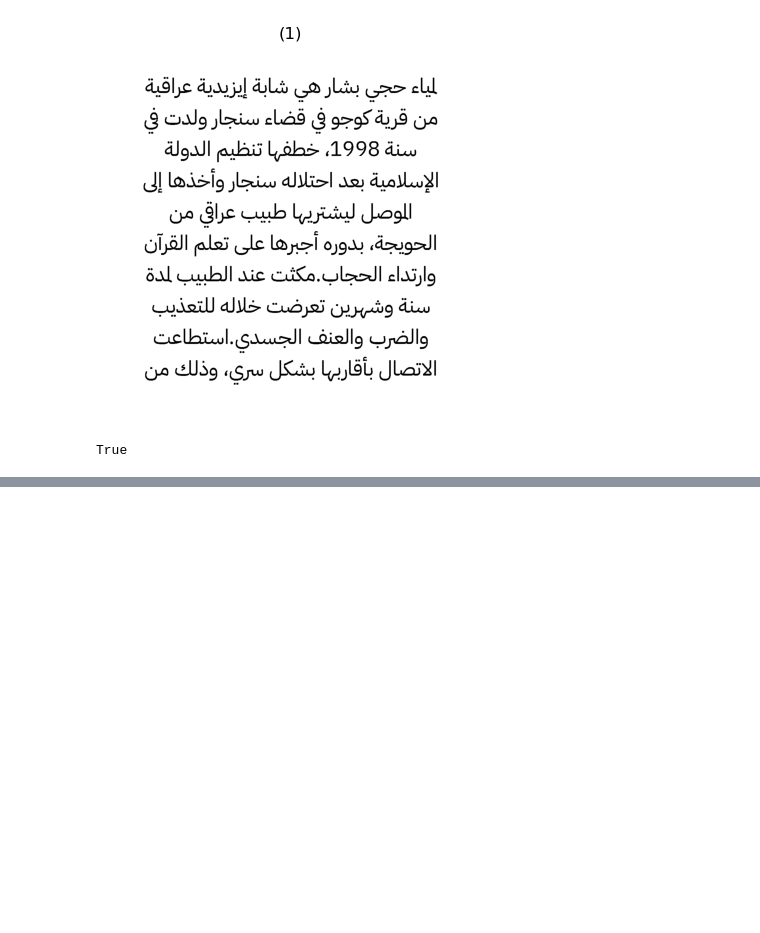
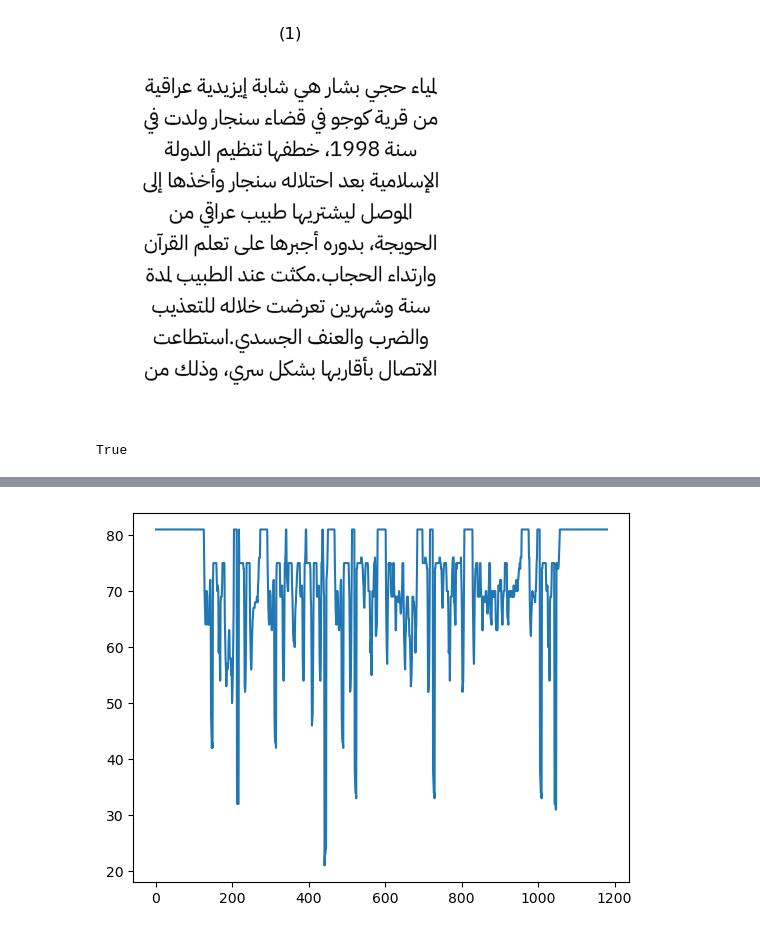
Before and after one commit to AbdoWise-z/Arabic-Font-Type-Detector, a Jupyter notebook: steps.ipynb, the cells around one changed output, grey strips where cells are left out. Cells and saved outputs as stored; diff of their text form; code cells hidden in the pictures; blank space fills up the shorter version.

```diff
--- a/steps.ipynb
+++ b/steps.ipynb
@@ -209,0 +275,98 @@ Found: 7 Gaps
+# %%
+# now to generate the separation regions ..
+from scipy import stats
+from collections import Counter
+
+def find_cut_points(image , line , words , maxTransitionsLine , temp=None , show=True):
+    line_img = image[line[0]:line[1] , :]
+    kernal = kernel = np.ones((2, 2), np.uint8)
+    opened_img = cv2.morphologyEx(line_img, cv2.MORPH_OPEN, kernel)
+
+    VP = np.sum(line_img, axis=0)
+    if show:
+        show_hist(VP)
+
+    vertical_projection = np.sum(line_img[:, words[0][0]:words[-1][1]], axis=0)
+    mods                = Counter(vertical_projection)
+    baselines_width     = mods.most_common(1)[0][0]
+    line_height = line[1] - line[0]
+    print(f"Baseline width: {baselines_width}")
+
+    totalSRs = []
+    for word in words:
+        i = 0
+        f = 0
+        end_index = -1
+        SRs = []
+        for i in range(word[0] , word[1]):
+            sr = None
+            if line_img[maxTransitionsLine , i] != 0 and f == 0:
+                f = 1
+                end_index = i
+            if line_img[maxTransitionsLine , i] == 0 and f == 1:
+                start_index = i
+                mid = (start_index + end_index) // 2
+                f = 0
+                if (start_index - end_index) / (word[1] - word[0]) < 0.01:
+                    continue
+
+                for k in range(end_index, start_index - 1):
+                    if (VP[k] == line_height):
+                        sr = (end_index , start_index , k)
+                        break
+                if sr != None:
+                    SRs.append(sr)
+                    continue
+
+                if VP[mid] == baselines_width:
+                    sr = (end_index , start_index , mid)
+                    SRs.append(sr)
+                    continue
+
+                for k in range(end_index, start_index - 1):
+                    if (VP[k] >= baselines_width):
+                        sr = (end_index , start_index , k)
+                        break
+
+                if sr != None:
+                    SRs.append(sr)
+                    continue
+
+                sr = (end_index , start_index , mid)
+                SRs.append(sr)
+
+        totalSRs.append(SRs)
+
+
+    SRs_image = np.copy(input_image[line[0]:line[1], :])
+
+    totalValidSRs = []
+    for k in totalSRs:
+        validSRs = []
+        for j in k:
+            end   = j[0]
+            start = j[1]
+            div   = j[2]
+            if VP[div] == line_height: # case 1 : speration is not inside a character
+                validSRs.append(j)
+            if np.min(np.sum(line_img[:,end:start] , axis=1)) != 0: # case 2 : no connected path between start and end
+                validSRs.append(j)
+        totalValidSRs.append(validSRs)
+
+
+    for k in totalValidSRs:
+        for j in k:
+            cv2.line(SRs_image , (j[2] , 0) , (j[2] , line_height) , (255 , 0 , 0) , 1)
+
+    if show:
+        cv2.line(SRs_image , (0 , maxTransitionsLine) , (SRs_image.shape[1], maxTransitionsLine) , (0,0,255), 1)
+        show_images([opened_img , SRs_image])
+
+    return totalValidSRs
+
+
+
+
+find_cut_points(seg // 255 , lines[0] , words[0] , baselines[0][1])
+# %% [output]
+[figure, added]
```
Also changed, not shown: parts of 4 cells of this notebook.
